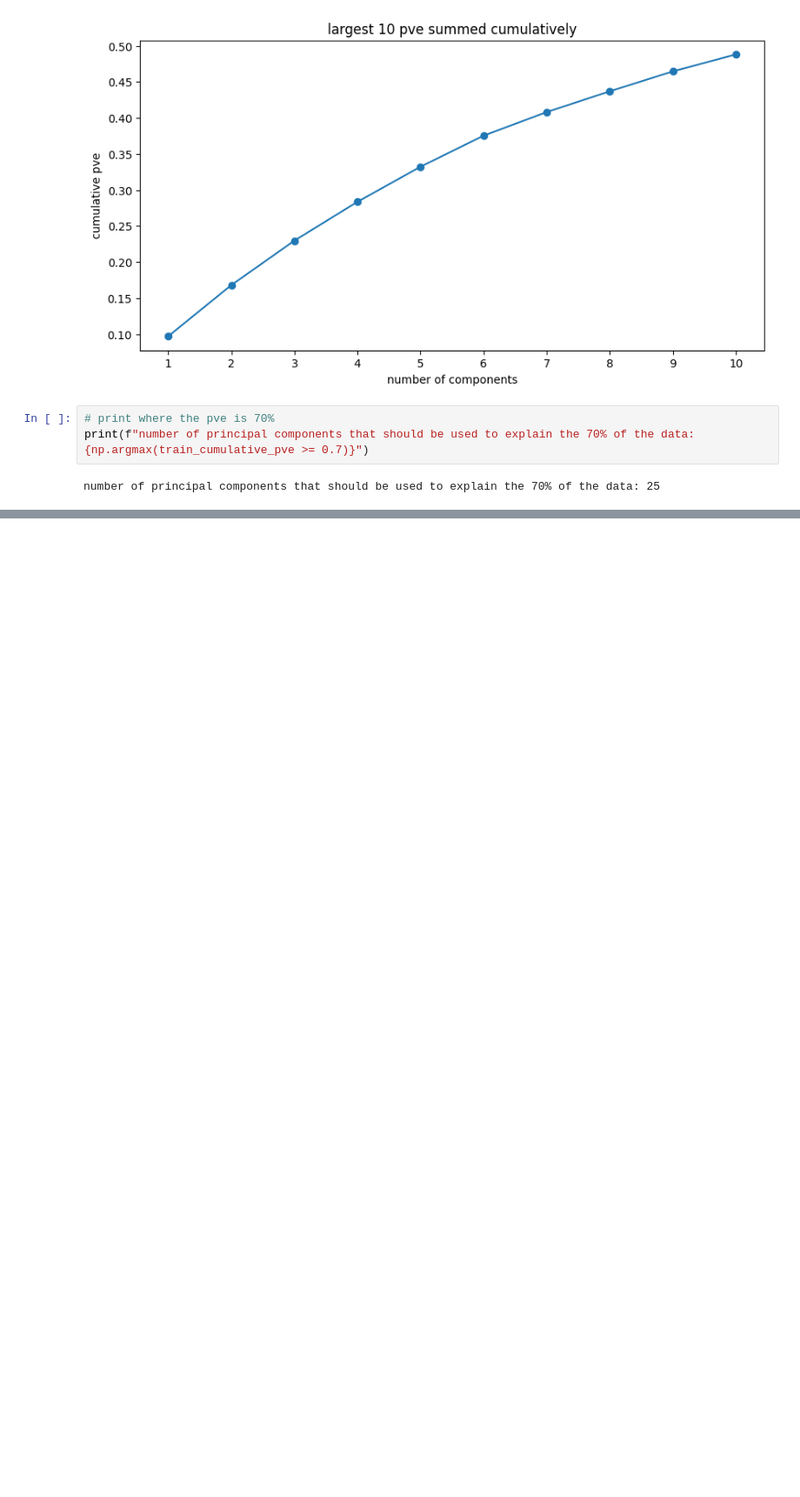
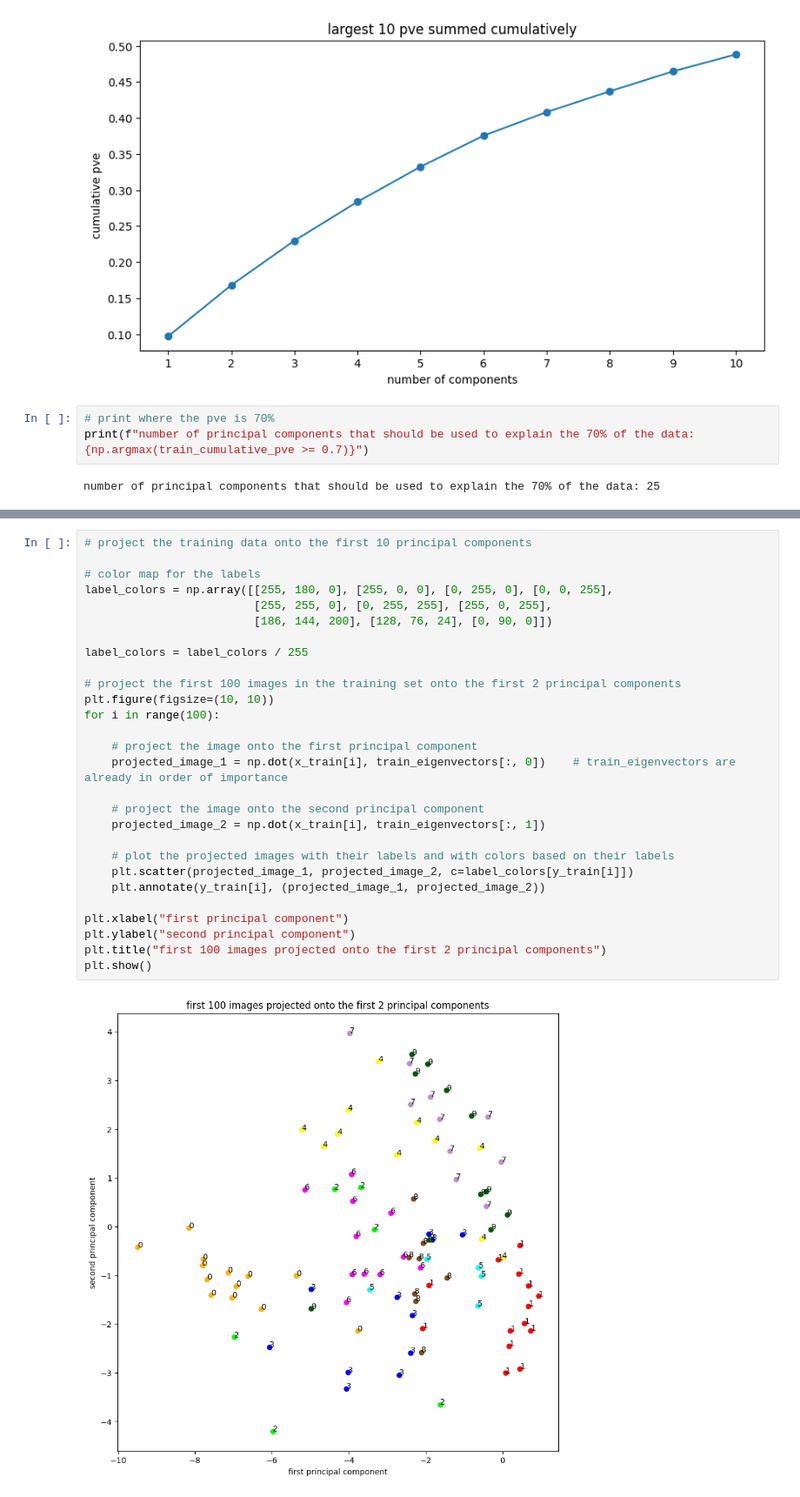
Before and after one commit to EnesAgirman/Mnist-classifier-with-Logistic-Regression, a Jupyter notebook: PCA.ipynb, the cells around one changed output, grey strips where cells are left out. Shown: that part at 87% size. Saved outputs shown, nothing was run; the diff lists cells and outputs as text; blank space fills up the shorter version.

```diff
--- a/PCA.ipynb
+++ b/PCA.ipynb
@@ -136,0 +143,30 @@ plt.show()
+# %%
+# project the training data onto the first 10 principal components
+
+# color map for the labels
+label_colors = np.array([[255, 180, 0], [255, 0, 0], [0, 255, 0], [0, 0, 255],
+                         [255, 255, 0], [0, 255, 255], [255, 0, 255],
+                         [186, 144, 200], [128, 76, 24], [0, 90, 0]])
+
+label_colors = label_colors / 255
+
+# project the first 100 images in the training set onto the first 2 principal components
+plt.figure(figsize=(10, 10))
+for i in range(100):
+
+    # project the image onto the first principal component
+    projected_image_1 = np.dot(x_train[i], train_eigenvectors[:, 0])    # train_eigenvectors are already in order of importance
+
+    # project the image onto the second principal component
+    projected_image_2 = np.dot(x_train[i], train_eigenvectors[:, 1])
+
+    # plot the projected images with their labels and with colors based on their labels
+    plt.scatter(projected_image_1, projected_image_2, c=label_colors[y_train[i]])
+    plt.annotate(y_train[i], (projected_image_1, projected_image_2))
+
+plt.xlabel("first principal component")
+plt.ylabel("second principal component")
+plt.title("first 100 images projected onto the first 2 principal components")
+plt.show()
+# %% [output]
+[figure, added]
```
Also changed, not shown: parts of 2 cells of this notebook.
